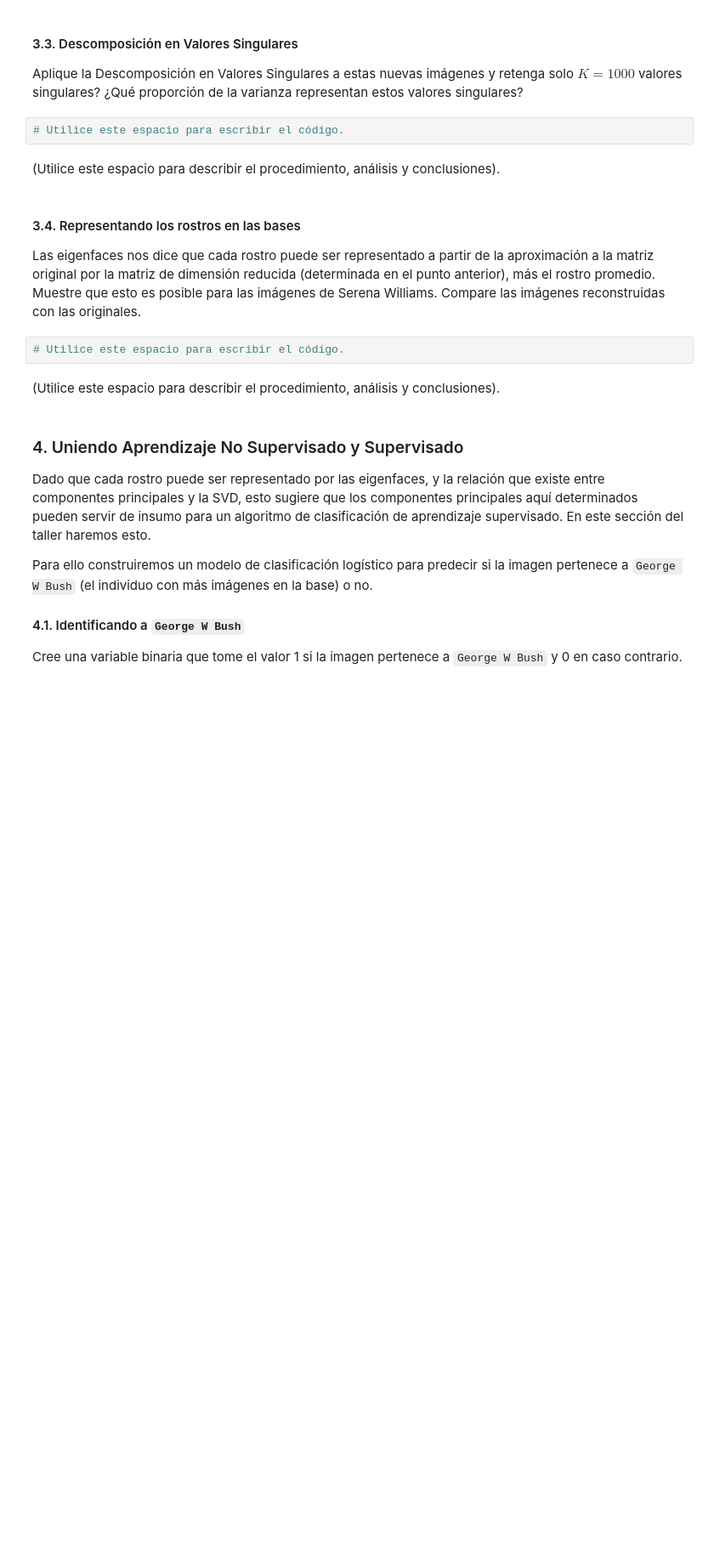
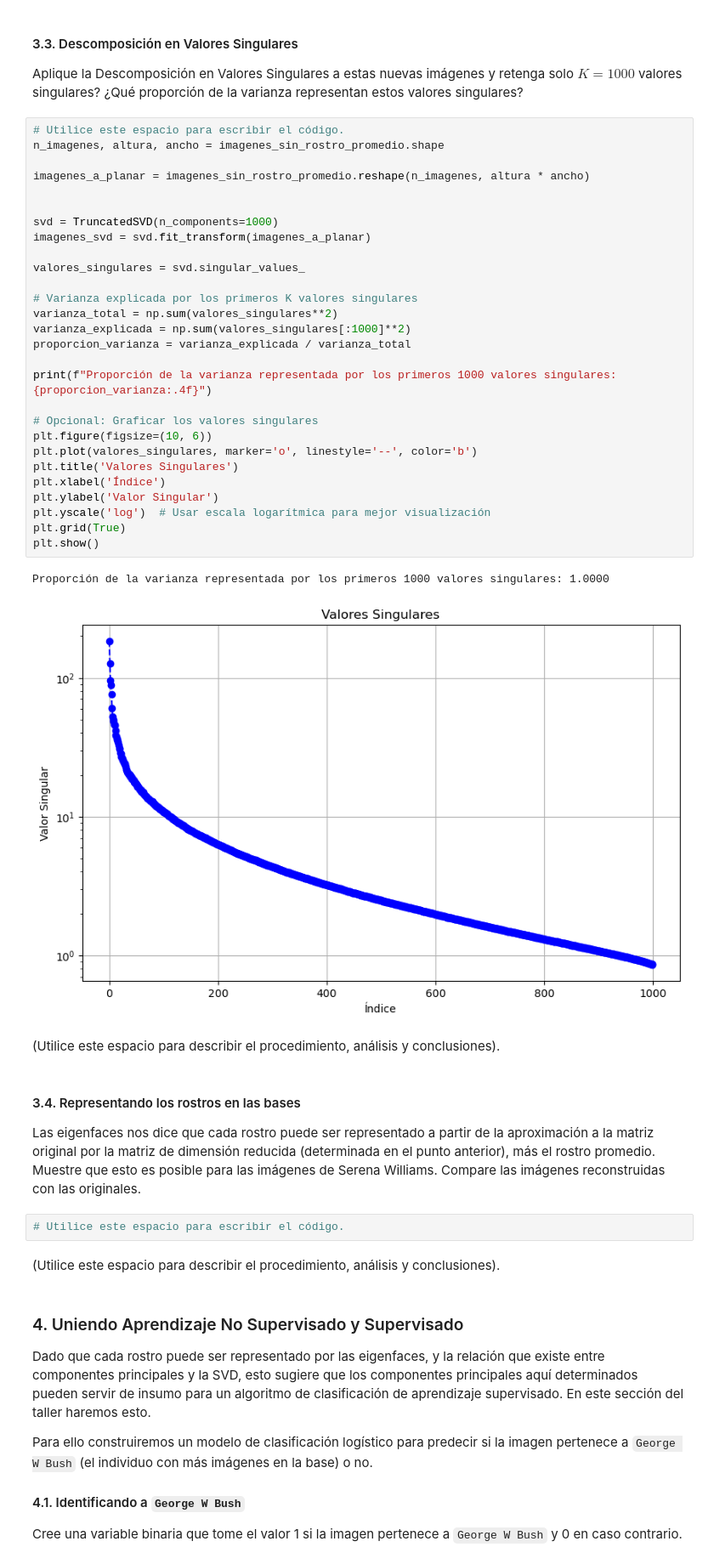
Before and after one commit to juankquintana/aprendizaje-no-supervisado, a Jupyter notebook: Semana 2/Taller/S2_LC_Taller_SVD.ipynb, the cells around one changed output. Shown at 85% size. Saved outputs shown, nothing was run; the diff lists cells and outputs as text; blank space fills up the shorter version.

```diff
--- a/Semana 2/Taller/S2_LC_Taller_SVD.ipynb
+++ b/Semana 2/Taller/S2_LC_Taller_SVD.ipynb
@@ -244,8 +311,37 @@ A cada una de las imágenes, reste el rostro promedio, es decir, reste la media
 #### 3.3. Descomposición en Valores Singulares
 
 Aplique la Descomposición en Valores Singulares a estas nuevas imágenes y retenga solo $K=1000$ valores singulares? ¿Qué proporción de la varianza representan estos valores singulares?
-# %%
-# Utilice este espacio para escribir el código.
+# %%
+# Utilice este espacio para escribir el código.
+n_imagenes, altura, ancho = imagenes_sin_rostro_promedio.shape
+
+imagenes_a_planar = imagenes_sin_rostro_promedio.reshape(n_imagenes, altura * ancho)
+
+
+svd = TruncatedSVD(n_components=1000)
+imagenes_svd = svd.fit_transform(imagenes_a_planar)
+
+valores_singulares = svd.singular_values_
+
+# Varianza explicada por los primeros K valores singulares
+varianza_total = np.sum(valores_singulares**2)
+varianza_explicada = np.sum(valores_singulares[:1000]**2)
+proporcion_varianza = varianza_explicada / varianza_total
+
+print(f"Proporción de la varianza representada por los primeros 1000 valores singulares: {proporcion_varianza:.4f}")
+
+# Opcional: Graficar los valores singulares
+plt.figure(figsize=(10, 6))
+plt.plot(valores_singulares, marker='o', linestyle='--', color='b')
+plt.title('Valores Singulares')
+plt.xlabel('Índice')
+plt.ylabel('Valor Singular')
+plt.yscale('log')  # Usar escala logarítmica para mejor visualización
+plt.grid(True)
+plt.show()
+# %% [output]
+Proporción de la varianza representada por los primeros 1000 valores singulares: 1.0000
+[figure, added]
 # %% [markdown]
 (Utilice este espacio para describir el procedimiento, análisis y conclusiones).
 # %% [markdown]
```
Also changed, not shown: parts of 14 cells of this notebook.
